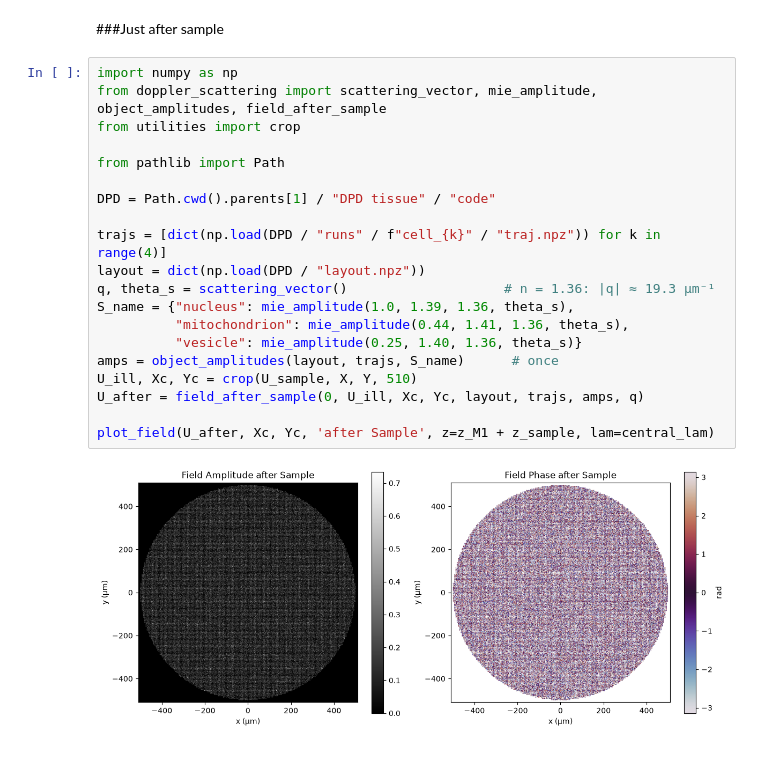
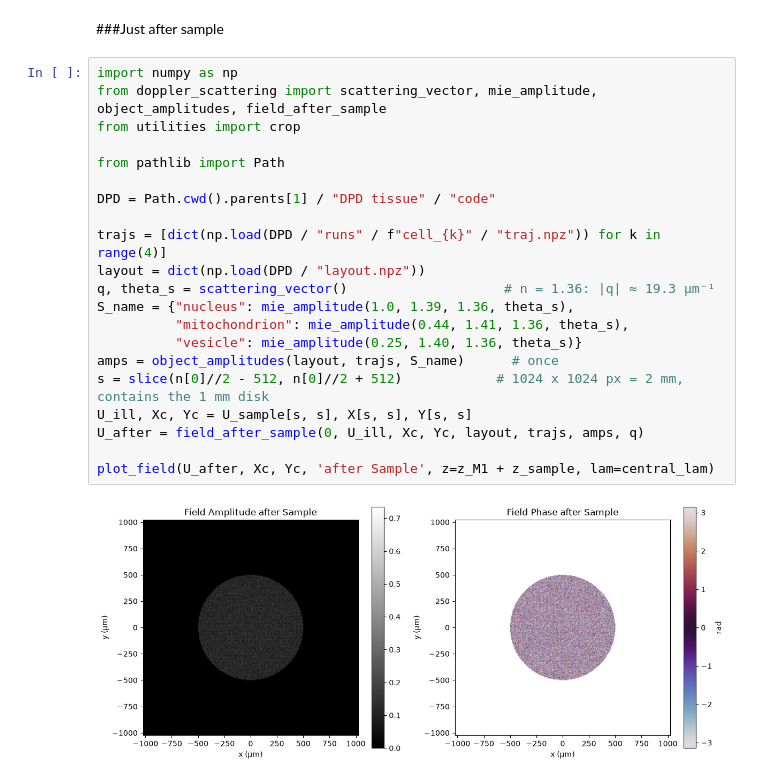
Before and after one commit to Andrecs05/Simulation_BioTissue_FBDHS, a Jupyter notebook: DHS instrument/code/per_surface_analysis.ipynb, the cells around one changed output. Drawn from its saved outputs; the diff is of its cells as text.

```diff
--- a/DHS instrument/code/per_surface_analysis.ipynb
+++ b/DHS instrument/code/per_surface_analysis.ipynb
@@ -72,22 +72,23 @@ plot_field(U_sample, X, Y, 'at Sample', z=z_M1 + z_sample, lam=central_lam)
 # %%
 import numpy as np
 from doppler_scattering import scattering_vector, mie_amplitude, object_amplitudes, field_after_sample
 from utilities import crop
 
 from pathlib import Path
 
 DPD = Path.cwd().parents[1] / "DPD tissue" / "code"
 
 trajs = [dict(np.load(DPD / "runs" / f"cell_{k}" / "traj.npz")) for k in range(4)]
 layout = dict(np.load(DPD / "layout.npz"))
 q, theta_s = scattering_vector()                    # n = 1.36: |q| ≈ 19.3 µm⁻¹
 S_name = {"nucleus": mie_amplitude(1.0, 1.39, 1.36, theta_s),
           "mitochondrion": mie_amplitude(0.44, 1.41, 1.36, theta_s),
           "vesicle": mie_amplitude(0.25, 1.40, 1.36, theta_s)}
 amps = object_amplitudes(layout, trajs, S_name)      # once
-U_ill, Xc, Yc = crop(U_sample, X, Y, 510)
+s = slice(n[0]//2 - 512, n[0]//2 + 512)            # 1024 x 1024 px = 2 mm, contains the 1 mm disk
+U_ill, Xc, Yc = U_sample[s, s], X[s, s], Y[s, s]
 U_after = field_after_sample(0, U_ill, Xc, Yc, layout, trajs, amps, q)
 
 plot_field(U_after, Xc, Yc, 'after Sample', z=z_M1 + z_sample, lam=central_lam)
 # %% [output]
-[figure, old version]
+[figure, new version]
```
Also changed, not shown: parts of 6 cells of this notebook, 5 other files.
